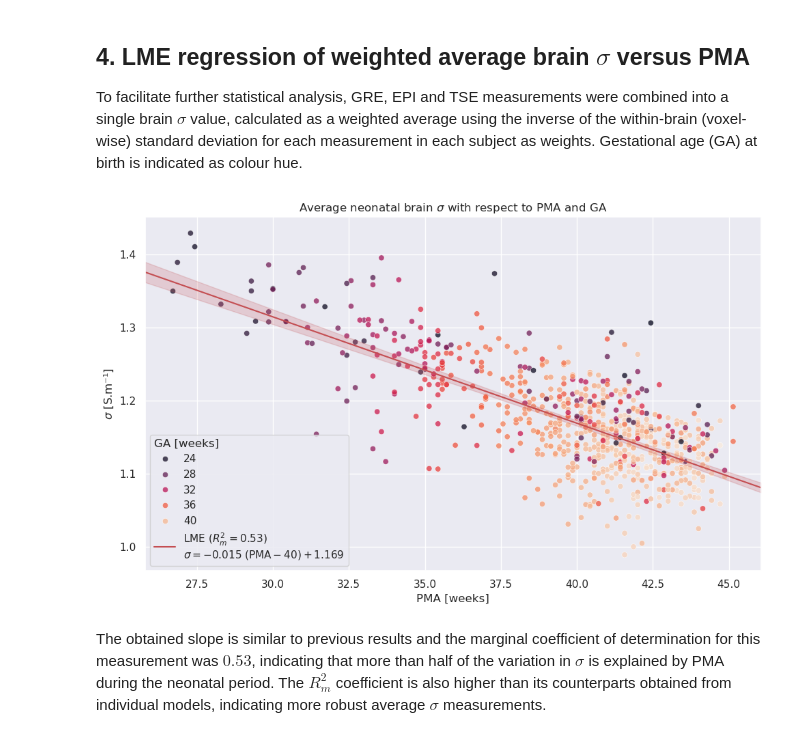
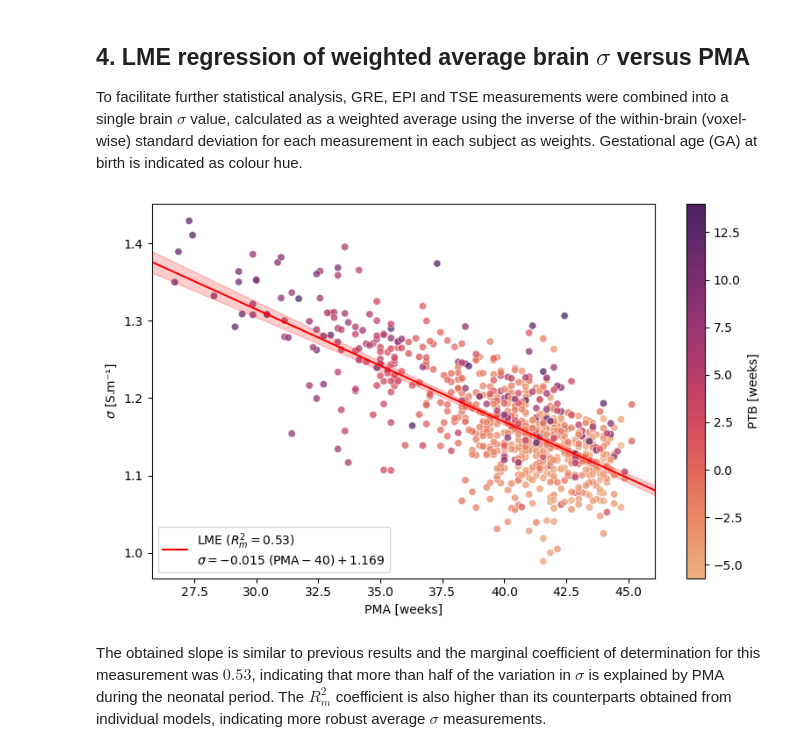
Before and after one commit to aboutill/nano-eptk, a Jupyter notebook: notebooks/experiments/stats_analysis_experiment2.ipynb, the cells around one changed output. Drawn from its saved outputs; the diff is of its cells as text; code cells hidden in the pictures.

```diff
--- a/notebooks/experiments/stats_analysis_experiment2.ipynb
+++ b/notebooks/experiments/stats_analysis_experiment2.ipynb
@@ -13,6 +13,7 @@ import warnings
 import seaborn as sns
 import pandas as pd
 import numpy as np
+import matplotlib as mpl
 import matplotlib.pyplot as plt
 import statsmodels.formula.api as smf
 
@@ -27,7 +28,6 @@ sys.path.append(os.path.join(src_dir))
 from utils.stats import *
 from utils.plots import *
 
-sns.set_theme(style="darkgrid")
 warnings.filterwarnings("ignore")
 # %% [markdown]
 ## 1. Extraction of neonatal GRE, EPI and TSE measurements with covariates of interest
@@ -119,8 +119,7 @@ xlim = calculate_plot_lim(x, coeff_margin=0.05)
 ylim = (-0.6, 0.4)
 
 # Initialize plot
-fig, axes = plt.subplots(1, 3, figsize=(10,4.6), sharex=True, sharey=True)
-fig.suptitle(r"Bland-Altman agreement between neonatal $\sigma$ measurements")
+fig, axes = plt.subplots(1, 3, figsize=(11.5,5), sharex=True, sharey=True)
 
 # Iter over Bland-Altman comparision
 for i, (g1, g2) in enumerate(comparisons):
@@ -152,7 +151,7 @@ for i, (g1, g2) in enumerate(comparisons):
     ttest = ttest_1samp(df["diff"], 0)
     pval = ttest.pvalue
     var_symbol = rf"\Delta_{{\mathregular{{{g1}-{g2}}}}}"
-    label = f"${var_symbol} = {Delta:.2f}$ ({convert_pvalue_to_asterisks(pval)})"
+    label = f"${var_symbol} = {Delta:.2f}$ ({convert_pvalue_to_sci_notation(pval)})"
 
     # Systematic bias lines
     axes[i].hlines(Delta, xlim[0], xlim[1], colors="black", label=label)
@@ -168,7 +167,7 @@ for i, (g1, g2) in enumerate(comparisons):
     delta = lme.params["avg"]
     pval = lme.pvalues["avg"]
     var_symbol = rf"\delta_{{\mathregular{{{g1}-{g2}}}}}"
-    label = f"${var_symbol} = {delta:.2f}$ ({convert_pvalue_to_asterisks(pval)})"
+    label = f"${var_symbol} = {delta:.2f}$ ({convert_pvalue_to_sci_notation(pval)})"
 
     # Regression line and confidence interval
     axes[i].plot(pred_df["avg"], pred_df["Predicted"], color="g", label=label)
@@ -426,7 +423,7 @@ df = pd.read_csv(df_path)
 # Data header
 x_col = "PMA"
 y_col = "brain_SIG"
-hue_col = "GA"
+hue_col = "PTB"
 groups_col = "subject_id"
 
 # Axis limit with margin
@@ -437,17 +434,13 @@ x_display_offset = 40
 df[x_col] -= x_display_offset
 xlim_pred = [xlim[0] - x_display_offset, xlim[1] - x_display_offset]
 
-# Get GA from PTB
-df["GA"] = 37 - df["PTB"]
-
 # Initialize output directories
 for path in [summary_path, plot_path]:
     output_dir = os.path.dirname(path)
     os.makedirs(output_dir, exist_ok=True)
 
 # Initialize plot
-fig, ax = plt.subplots(1, 1, figsize=(10,6.25))
-ax.set_title(r"Average neonatal brain $\sigma$ with respect to PMA and GA")
+fig, ax = plt.subplots(1, 1, figsize=(8,5))
 
 # Fit mixed effects model
 formula = f"{y_col} ~ {x_col}"
@@ -464,40 +457,46 @@ df["x_disp"] = df[x_col] + x_display_offset
 pred_df["x_disp"] = pred_df[x_col] + x_display_offset
 
 # Plot data
-sns.scatterplot(ax=ax, data=df, x="x_disp", y=y_col, hue=hue_col, legend="brief", alpha=0.75, palette="rocket")
+cmap = sns.color_palette('flare', as_cmap=True)
+sm = plt.cm.ScalarMappable(cmap=cmap, norm=mpl.colors.Normalize())
+sns.scatterplot(ax=ax, data=df, x="x_disp", y=y_col, hue=hue_col, legend=False, alpha=0.75, palette=cmap, hue_norm=sm.norm)
 
 # Label
 slope = lme.params[x_col]
 intercept = lme.params["Intercept"]
 slope_txt = f"{slope:.3f}"
 coeff_txt = rf"\; (\mathregular{{PMA}} - {x_display_offset})"
 intercept_txt = f"+ {intercept:.3f}" if intercept >= 0 else f"- {abs(intercept):.3f}"
 var_symbol = r"\sigma"
 label = rf"LME ($R^2_m = {marginal_r2:.2f}$)"
 label = f"{label}\n${var_symbol} = {slope_txt}{coeff_txt} {intercept_txt}$"
 
 # Regression line and confidence interval
 ax.plot(pred_df["x_disp"], pred_df["Predicted"], color="r", label=label)
 ax.fill_between(pred_df["x_disp"], pred_df["CI_lower"], pred_df["CI_upper"], color="r", alpha=0.2)
 
 # Axes labels and limits
 ax.set_xlabel("PMA [weeks]")
 ax.set_ylabel(r"$\sigma$ [S.m⁻¹]")
 ax.set_xlim(xlim)
 
 # Legend
-leg = ax.legend(loc="lower left", title="GA [weeks]")
+leg = ax.legend(loc="lower left")
 leg._legend_box.align = "left"
+
+#
+cbar = plt.colorbar(sm, ax = plt.gca())
+cbar.set_label('PTB [weeks]')
 
 # Save plot
 fig.tight_layout()
 plt.savefig(plot_path, bbox_inches='tight', dpi=300)
 
 # Write summary
 with open(summary_path, "w") as fh:
     fh.write(lme.summary().as_text())
     fh.write(f"\nMarginal R² = {marginal_r2:.2f}, Conditional R² = {conditional_r2:.2f}\n\n")
 # %% [output]
-[figure, old version]
+[figure, new version]
 # %% [markdown]
 The obtained slope is similar to previous results and the marginal coefficient of determination for this measurement was $0.53$, indicating that more than half of the variation in $\sigma$ is explained by PMA during the neonatal period. The $R^2_m$ coefficient is also higher than its counterparts obtained from individual models, indicating more robust average $\sigma$ measurements.
```
Also changed, not shown: parts of 3 cells of this notebook, 4 other files.
